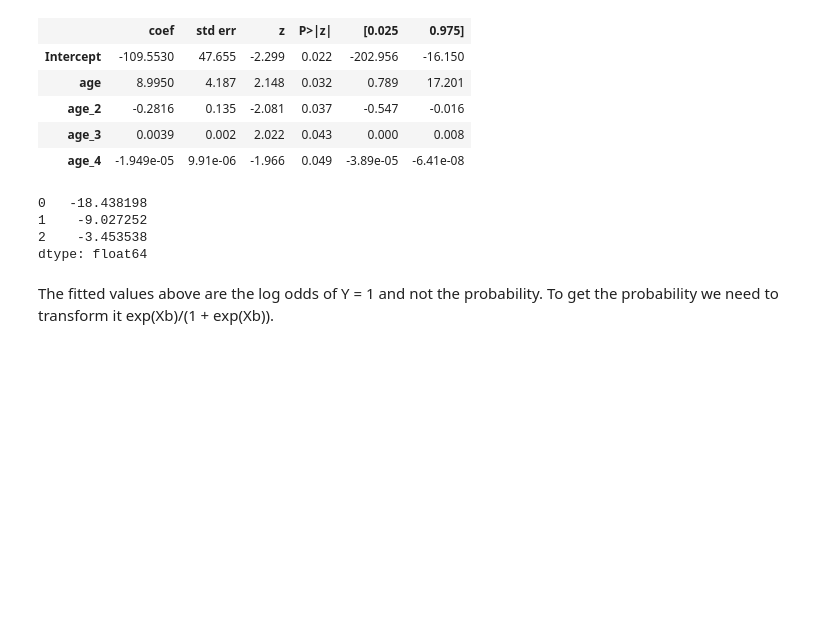
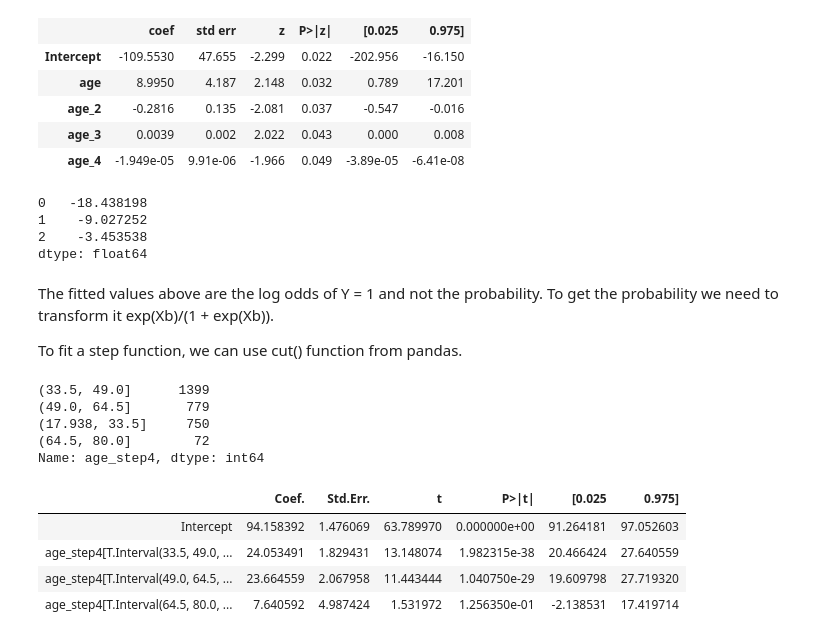
Before and after one commit to atystats/ISLR_Notes_codes, a Jupyter notebook: Chapter 7.ipynb, the cells around one changed output. Saved outputs shown, nothing was run; the diff lists cells and outputs as text; code cells hidden in the pictures; blank space fills up the shorter version.

```diff
--- a/Chapter 7.ipynb
+++ b/Chapter 7.ipynb
@@ -620,3 +622,24 @@ model_l4.fittedvalues[:3]
 dtype: float64
 # %% [markdown]
 The fitted values above are the log odds of Y = 1 and not the probability. To get the probability we need to transform it exp(Xb)/(1 + exp(Xb)).
+
+To fit a step function, we can use cut() function from pandas.
+# %%
+# Creating a categorical varaible with 4 bins.
+Wage["age_step4"] = pd.cut(Wage.age, bins=4)
+Wage["age_step4"].value_counts()
+# %% [output]
+(33.5, 49.0]      1399
+(49.0, 64.5]       779
+(17.938, 33.5]     750
+(64.5, 80.0]        72
+Name: age_step4, dtype: int64
+# %%
+model_step1 = smf.ols("wage ~ age_step4", data = Wage).fit()
+model_step1.summary2().tables[1]
+# %% [output]
+|  | Coef. | Std.Err. | t | P>|t| | [0.025 | 0.975] |
+| Intercept | 94.158392 | 1.476069 | 63.789970 | 0.000000e+00 | 91.264181 | 97.052603 |
+| age_step4[T.Interval(33.5, 49.0, ... | 24.053491 | 1.829431 | 13.148074 | 1.982315e-38 | 20.466424 | 27.640559 |
+| age_step4[T.Interval(49.0, 64.5, ... | 23.664559 | 2.067958 | 11.443444 | 1.040750e-29 | 19.609798 | 27.719320 |
+| age_step4[T.Interval(64.5, 80.0, ... | 7.640592 | 4.987424 | 1.531972 | 1.256350e-01 | -2.138531 | 17.419714 |
```
Also changed, not shown: parts of 10 cells of this notebook.
